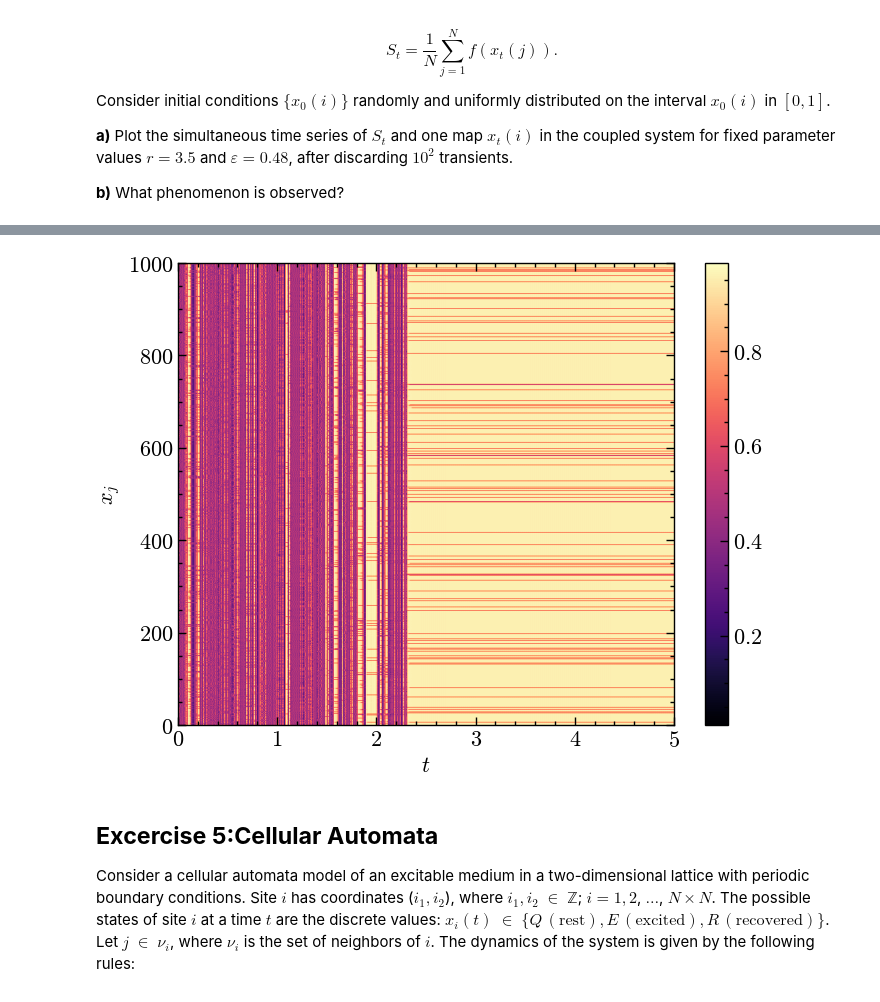
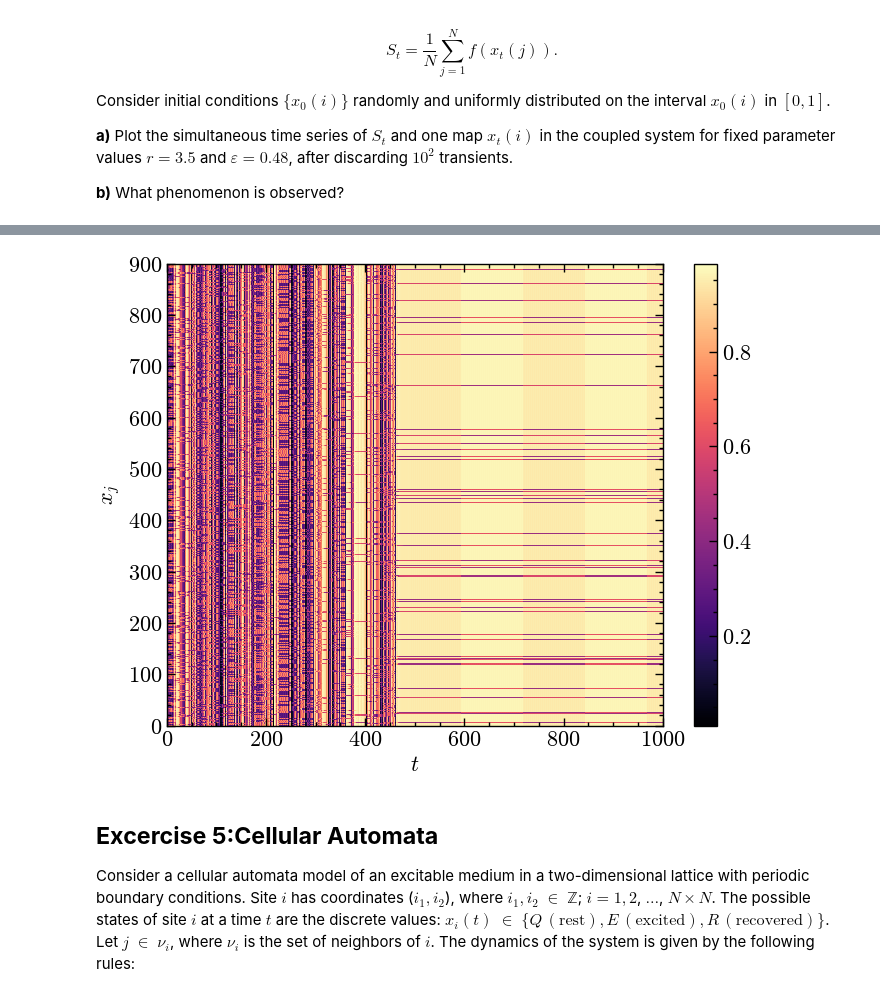
Before and after one commit to alanPalma25/complex_systems, a Jupyter notebook: exam2/exam2_CS.ipynb, the cells around one changed output, grey strips where cells are left out. Saved outputs shown, nothing was run; the diff lists cells and outputs as text; code cells hidden in the pictures.

```diff
--- a/exam2/exam2_CS.ipynb
+++ b/exam2/exam2_CS.ipynb
@@ -128,16 +128,16 @@ plt.show()
 # %%
 # Create a 2D figure of the results (time vs element index)
 
 fig, ax = plt.subplots(figsize=(8, 6))
-c = ax.imshow(xt.T[100:], aspect='auto', cmap='magma', extent=[0, tf, 0, N], origin='lower')
+c = ax.pcolormesh(xt.T[100:], cmap='magma')
 ax.set_xlabel('$t$')
 ax.set_ylabel(r'$x_j$')
 fig.colorbar(c, ax=ax)
 # plt.title('Time Evolution of Elements')
 plt.savefig(f"{output_dir}/spatiotemporal.png", dpi=300)
 plt.show()
 # %% [output]
-[figure, old version]
+[figure, new version]
 # %% [markdown]
 ## **Excercise 5:Cellular Automata**
 
```
Also changed, not shown: parts of 52 cells of this notebook, 20 other files.
